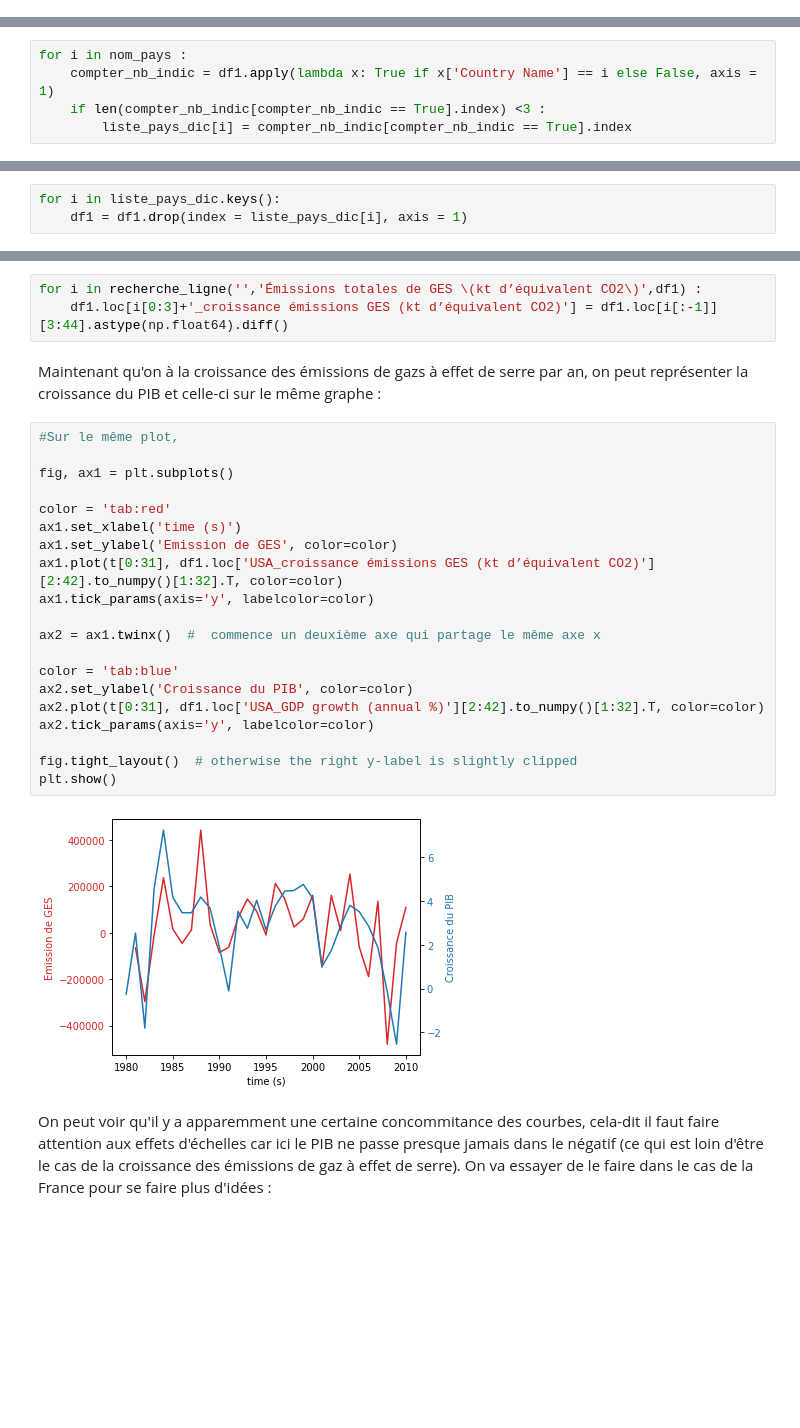
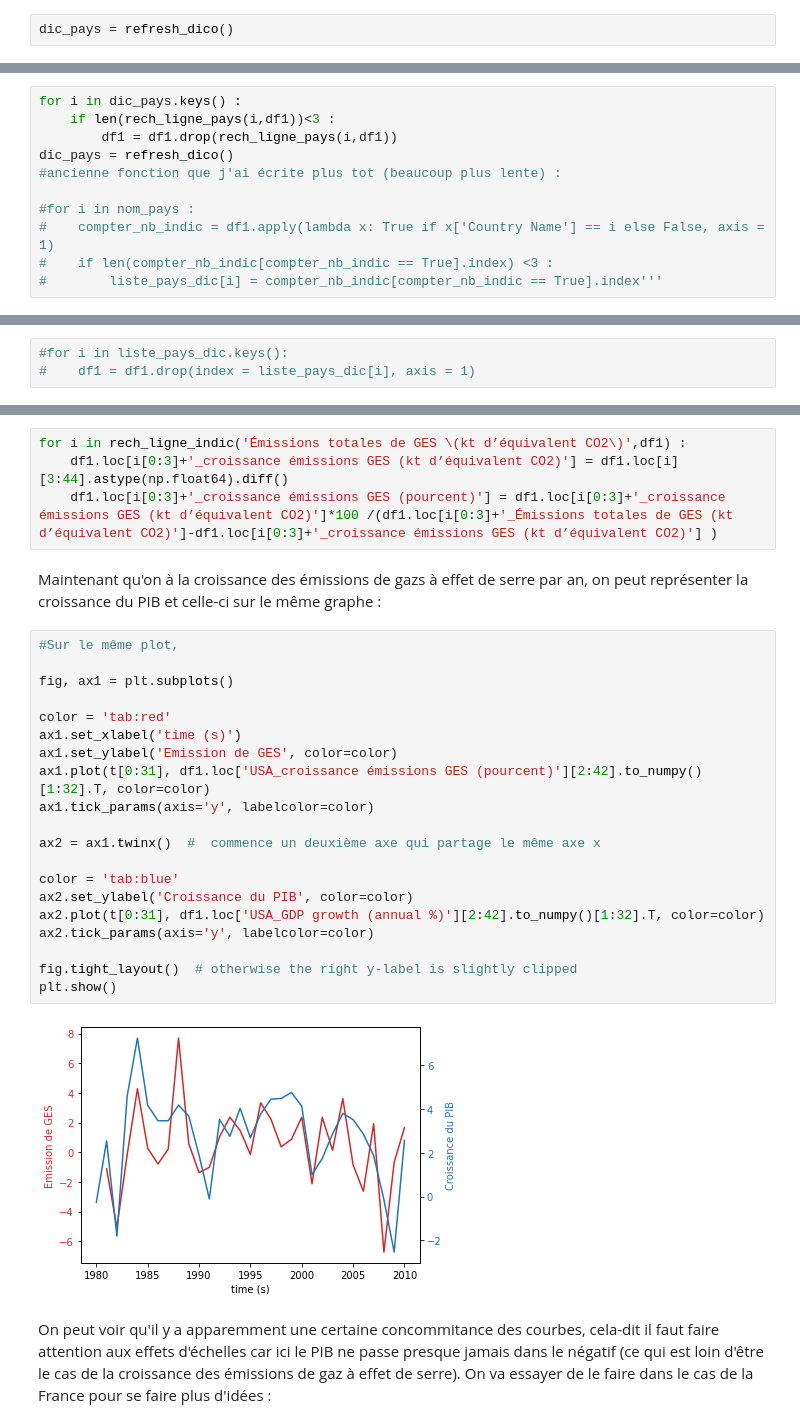
Before and after one commit to Adrien-Mcode/Python-data-science-Lecalve-Majka, a Jupyter notebook: Stat_des.ipynb, the cells around one changed output, grey strips where cells are left out. Drawn from its saved outputs; the diff is of its cells as text; blank space fills up the shorter version.

```diff
--- a/Stat_des.ipynb
+++ b/Stat_des.ipynb
@@ -182,0 +180,2 @@ liste_pays_dic ={}
+# %%
+dic_pays = refresh_dico()
@@ -183,6 +184,12 @@ liste_pays_dic ={}
 # %%
-for i in nom_pays :
-    compter_nb_indic = df1.apply(lambda x: True if x['Country Name'] == i else False, axis = 1)
-    if len(compter_nb_indic[compter_nb_indic == True].index) <3 :
-        liste_pays_dic[i] = compter_nb_indic[compter_nb_indic == True].index
+for i in dic_pays.keys() :
+    if len(rech_ligne_pays(i,df1))<3 :
+        df1 = df1.drop(rech_ligne_pays(i,df1))
+dic_pays = refresh_dico()
+#ancienne fonction que j'ai écrite plus tot (beaucoup plus lente) :
+
+#for i in nom_pays :
+#    compter_nb_indic = df1.apply(lambda x: True if x['Country Name'] == i else False, axis = 1)
+#    if len(compter_nb_indic[compter_nb_indic == True].index) <3 :
+#        liste_pays_dic[i] = compter_nb_indic[compter_nb_indic == True].index'''
 # %% [markdown]
@@ -190,3 +197,3 @@ On supprime les lignes des pays dont on a trop peu d'indicateurs complet :
 # %%
-for i in liste_pays_dic.keys():
-    df1 = df1.drop(index = liste_pays_dic[i], axis = 1)
+#for i in liste_pays_dic.keys():
+#    df1 = df1.drop(index = liste_pays_dic[i], axis = 1)
@@ -305,32 +306,33 @@ plt.show()
 # %% [markdown]
 On va créer un nouvel indicateur qui va nous donner la croissance à l'année des gazs à effet de serre pour chaque pays :
 # %%
-for i in recherche_ligne('','Émissions totales de GES \(kt d’équivalent CO2\)',df1) :
-    df1.loc[i[0:3]+'_croissance émissions GES (kt d’équivalent CO2)'] = df1.loc[i[:-1]][3:44].astype(np.float64).diff()
+for i in rech_ligne_indic('Émissions totales de GES \(kt d’équivalent CO2\)',df1) :
+    df1.loc[i[0:3]+'_croissance émissions GES (kt d’équivalent CO2)'] = df1.loc[i][3:44].astype(np.float64).diff()
+    df1.loc[i[0:3]+'_croissance émissions GES (pourcent)'] = df1.loc[i[0:3]+'_croissance émissions GES (kt d’équivalent CO2)']*100 /(df1.loc[i[0:3]+'_Émissions totales de GES (kt d’équivalent CO2)']-df1.loc[i[0:3]+'_croissance émissions GES (kt d’équivalent CO2)'] )
 # %% [markdown]
 Maintenant qu'on à la croissance des émissions de gazs à effet de serre par an, on peut représenter la croissance du PIB et celle-ci sur le même graphe :
 # %%
 #Sur le même plot,
 
 fig, ax1 = plt.subplots()
 
 color = 'tab:red'
 ax1.set_xlabel('time (s)')
 ax1.set_ylabel('Emission de GES', color=color)
-ax1.plot(t[0:31], df1.loc['USA_croissance émissions GES (kt d’équivalent CO2)'][2:42].to_numpy()[1:32].T, color=color)
+ax1.plot(t[0:31], df1.loc['USA_croissance émissions GES (pourcent)'][2:42].to_numpy()[1:32].T, color=color)
 ax1.tick_params(axis='y', labelcolor=color)
 
 ax2 = ax1.twinx()  #  commence un deuxième axe qui partage le même axe x
 
 color = 'tab:blue'
 ax2.set_ylabel('Croissance du PIB', color=color)
 ax2.plot(t[0:31], df1.loc['USA_GDP growth (annual %)'][2:42].to_numpy()[1:32].T, color=color)
 ax2.tick_params(axis='y', labelcolor=color)
 
 fig.tight_layout()  # otherwise the right y-label is slightly clipped
 plt.show()
 # %% [output]
-[figure, old version]
+[figure, new version]
 # %% [markdown]
 On peut voir qu'il y a apparemment une certaine concommitance des courbes, cela-dit il faut faire attention aux effets d'échelles car ici le PIB ne passe presque jamais dans le négatif (ce qui est loin d'être le cas de la croissance des émissions de gaz à effet de serre). On va essayer de le faire dans le cas de la France pour se faire plus d'idées :
 # %%
```
Also changed, not shown: parts of 17 cells of this notebook.
